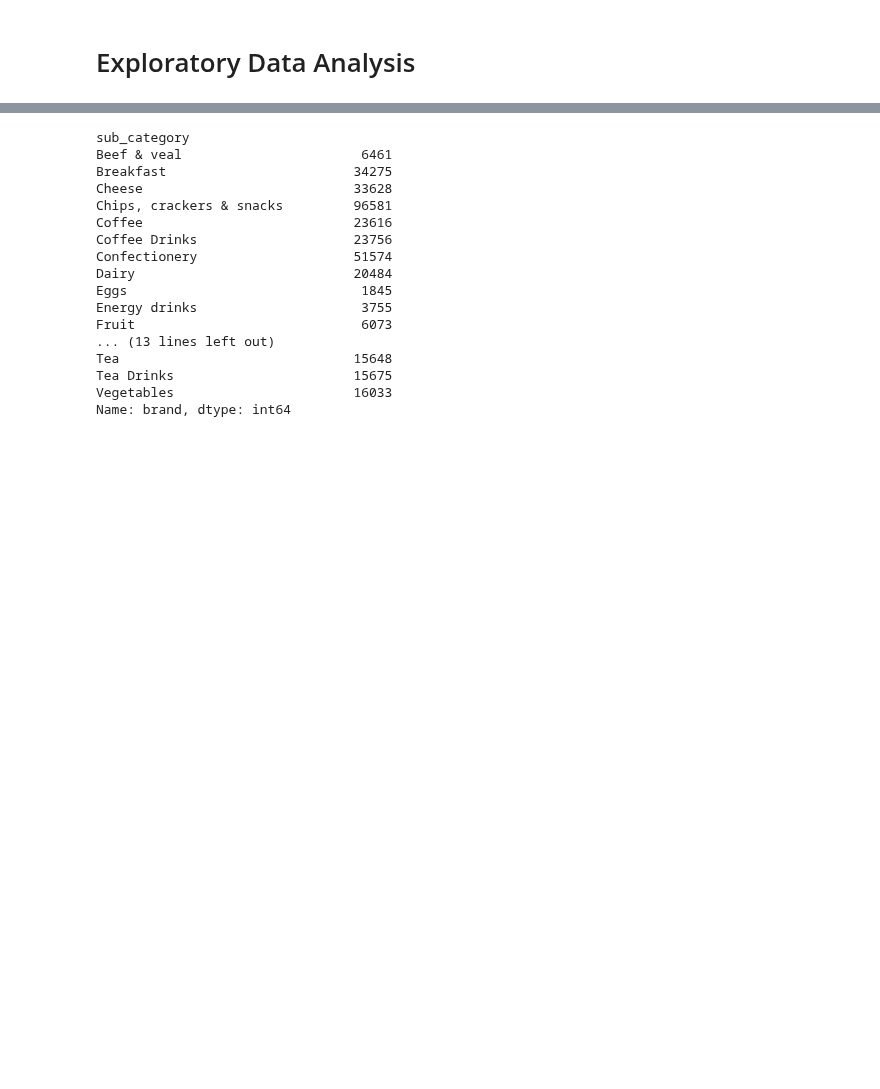
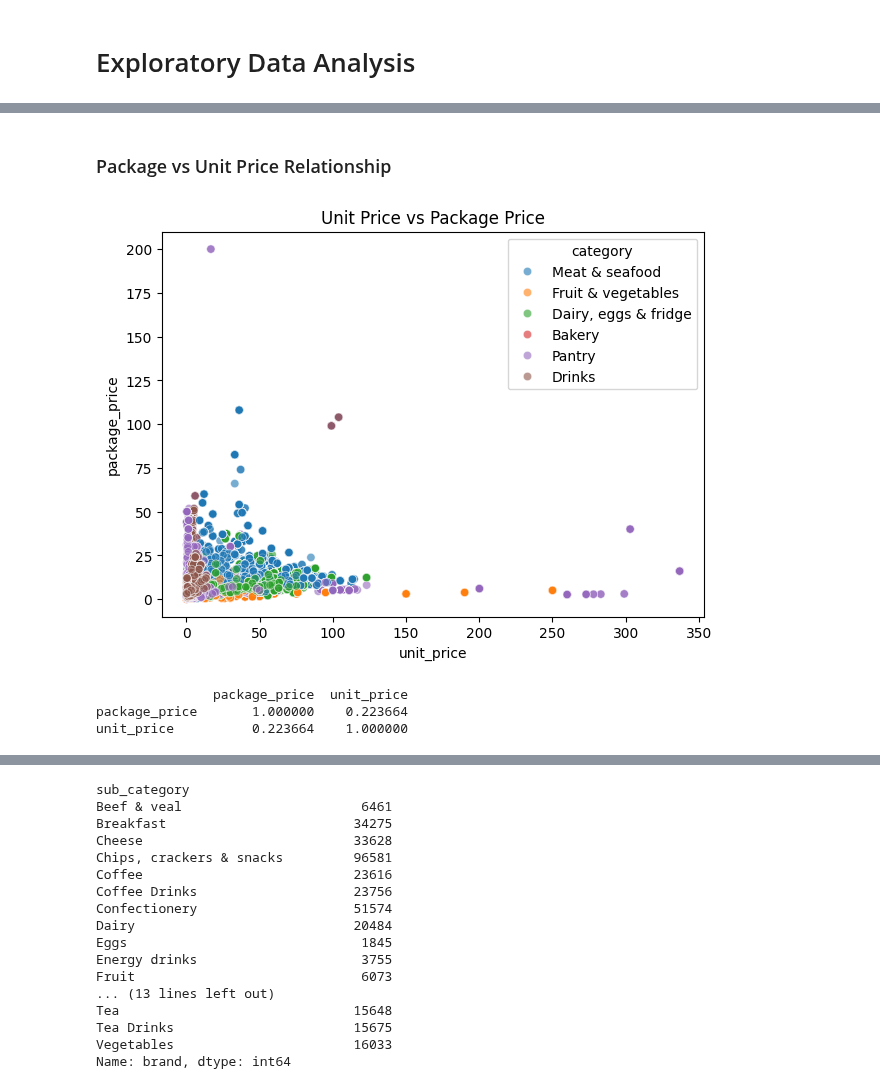
Before and after one commit to binayakhadka/grocery-retail-analytics, a Jupyter notebook: aus.ipynb, the cells around one changed output, grey strips where cells are left out. Saved outputs shown, nothing was run; the diff lists cells and outputs as text; code cells hidden in the pictures; blank space fills up the shorter version.

```diff
--- a/aus.ipynb
+++ b/aus.ipynb
@@ -341,0 +391,15 @@ Name: city, Length: 488640, dtype: object
+# %% [markdown]
+### Package vs Unit Price Relationship ###
+# %%
+plt.figure(figsize=(7,5))
+sns.scatterplot(x='unit_price', y='package_price', hue='category', data=df, alpha=0.6)
+plt.title("Unit Price vs Package Price")
+plt.show()
+
+corr = df[['package_price', 'unit_price']].corr()
+print(corr)
+# %% [output]
+[figure, added]
+               package_price  unit_price
+package_price       1.000000    0.223664
+unit_price          0.223664    1.000000
```
Also changed, not shown: parts of 21 cells of this notebook.
